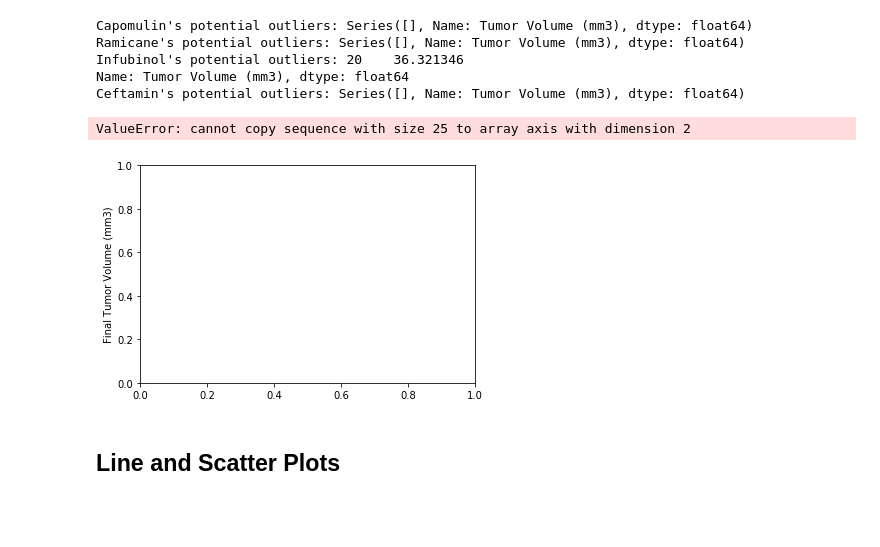
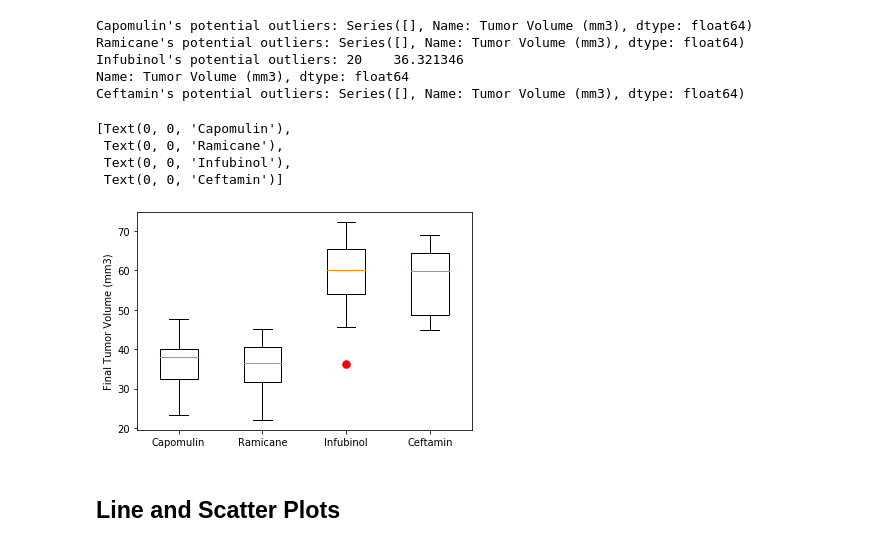
Before and after one commit to sumaiyanathani/matplotlib-challenge, a Jupyter notebook: pymaceuticals_starter.ipynb, the cells around one changed output. Cells and saved outputs as stored; diff of their text form; code cells hidden in the pictures; blank space fills up the shorter version.

```diff
--- a/pymaceuticals_starter.ipynb
+++ b/pymaceuticals_starter.ipynb
@@ -204,6 +207,7 @@ regimens = ["Capomulin", "Ramicane", "Infubinol", "Ceftamin"]
 
 # Create empty list to fill with tumor vol data (for plotting)
 tumor_vol_data = []
+tumor_vol_data2 = []
 
 # Calculate the IQR and quantitatively determine if there are any potential outliers.
 final_vol_df = merged_df.set_index("Drug Regimen")
@@ -216,6 +220,7 @@ for regimen in regimens:
 
     # add subset
     tumor_vol_data.append(variable)
+    tumor_vol_data2.append(x)
 
     # Determine outliers using upper and lower bounds
     lowerq = new.groupby("Drug Regimen")["Tumor Volume (mm3)"].quantile(.25)
@@ -249,14 +254,16 @@ Name: Tumor Volume (mm3), dtype: float64
 Ceftamin's potential outliers: Series([], Name: Tumor Volume (mm3), dtype: float64)
 # %%
 # Generate a box plot that shows the distrubution of the tumor volume for each treatment group.
-
 fig1, ax1 = plt.subplots()
 ax1.set_ylabel('Final Tumor Volume (mm3)')
-ax1.boxplot(tumor_vol_data)
+ax1.boxplot(tumor_vol_data2, sym='r.', flierprops={'marker': 'o', 'markersize': 15})
 ax1.set_xticklabels(regimens)
 # %% [output]
-ValueError: cannot copy sequence with size 25 to array axis with dimension 2
+[Text(0, 0, 'Capomulin'),
+ Text(0, 0, 'Ramicane'),
+ Text(0, 0, 'Infubinol'),
+ Text(0, 0, 'Ceftamin')]
-[figure, old version]
+[figure, new version]
 # %% [markdown]
 ## Line and Scatter Plots
 # %%
```
Also changed, not shown: parts of 2 cells of this notebook.
